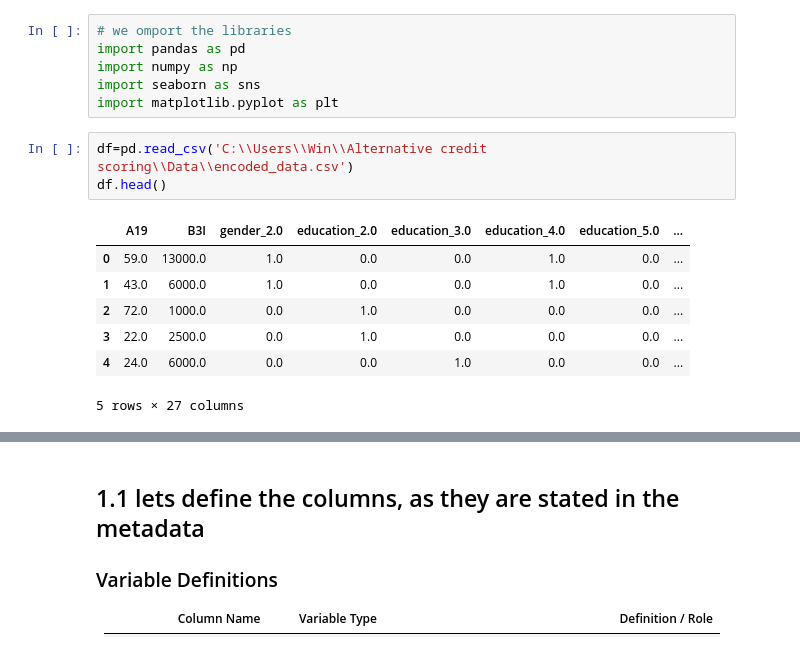
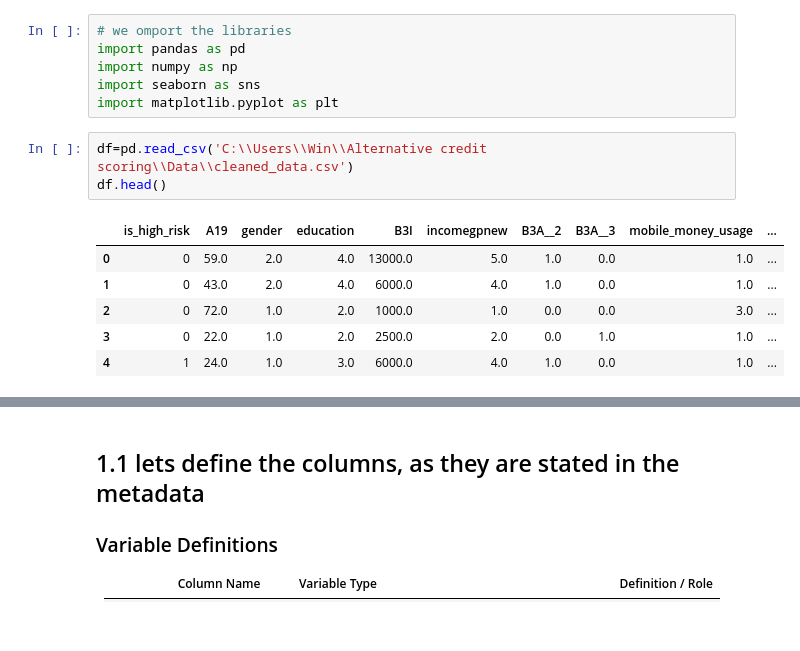
Before and after one commit to njorogepaul-moghul/Alternative-credit-scoring, a Jupyter notebook: Notebooks/Exploratory Data Analysis phase/Exploratory Data Analysis phase.ipynb, the cells around one changed output, grey strips where cells are left out. Saved outputs shown, nothing was run; the diff lists cells and outputs as text.

```diff
--- a/Notebooks/Exploratory Data Analysis phase/Exploratory Data Analysis phase.ipynb
+++ b/Notebooks/Exploratory Data Analysis phase/Exploratory Data Analysis phase.ipynb
@@ -22,16 +22,15 @@ import numpy as np
 import seaborn as sns
 import matplotlib.pyplot as plt
 # %%
-df=pd.read_csv('C:\\Users\\Win\\Alternative credit scoring\\Data\\encoded_data.csv')
+df=pd.read_csv('C:\\Users\\Win\\Alternative credit scoring\\Data\\cleaned_data.csv')
 df.head()
 # %% [output]
-|  | A19 | B3I | gender_2.0 | education_2.0 | education_3.0 | education_4.0 | education_5.0 | ... |
-| 0 | 59.0 | 13000.0 | 1.0 | 0.0 | 0.0 | 1.0 | 0.0 | ... |
-| 1 | 43.0 | 6000.0 | 1.0 | 0.0 | 0.0 | 1.0 | 0.0 | ... |
-| 2 | 72.0 | 1000.0 | 0.0 | 1.0 | 0.0 | 0.0 | 0.0 | ... |
-| 3 | 22.0 | 2500.0 | 0.0 | 1.0 | 0.0 | 0.0 | 0.0 | ... |
-| 4 | 24.0 | 6000.0 | 0.0 | 0.0 | 1.0 | 0.0 | 0.0 | ... |
+|  | is_high_risk | A19 | gender | education | B3I | incomegpnew | B3A__2 | B3A__3 | mobile_money_usage | ... |
+| 0 | 0 | 59.0 | 2.0 | 4.0 | 13000.0 | 5.0 | 1.0 | 0.0 | 1.0 | ... |
+| 1 | 0 | 43.0 | 2.0 | 4.0 | 6000.0 | 4.0 | 1.0 | 0.0 | 1.0 | ... |
+| 2 | 0 | 72.0 | 1.0 | 2.0 | 1000.0 | 1.0 | 0.0 | 0.0 | 3.0 | ... |
+| 3 | 0 | 22.0 | 1.0 | 2.0 | 2500.0 | 2.0 | 0.0 | 1.0 | 1.0 | ... |
+| 4 | 1 | 24.0 | 1.0 | 3.0 | 6000.0 | 4.0 | 1.0 | 0.0 | 1.0 | ... |
-5 rows × 27 columns
 # %%
 # lets get the shape of our dataset
 print(f"The shape of our dataset is:{df.shape[0]} rows and {df.shape[1]} columns")
```
Also changed, not shown: parts of 37 cells of this notebook, 2 other files.
